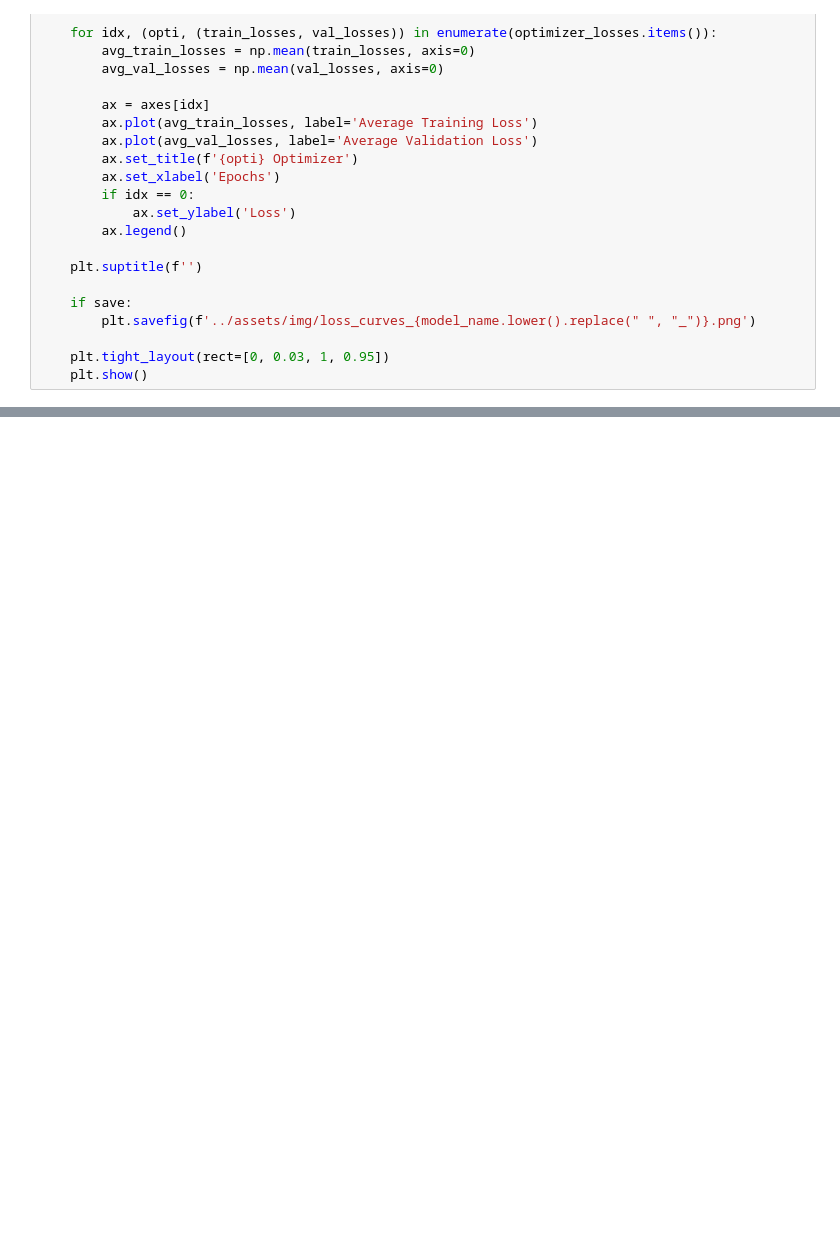
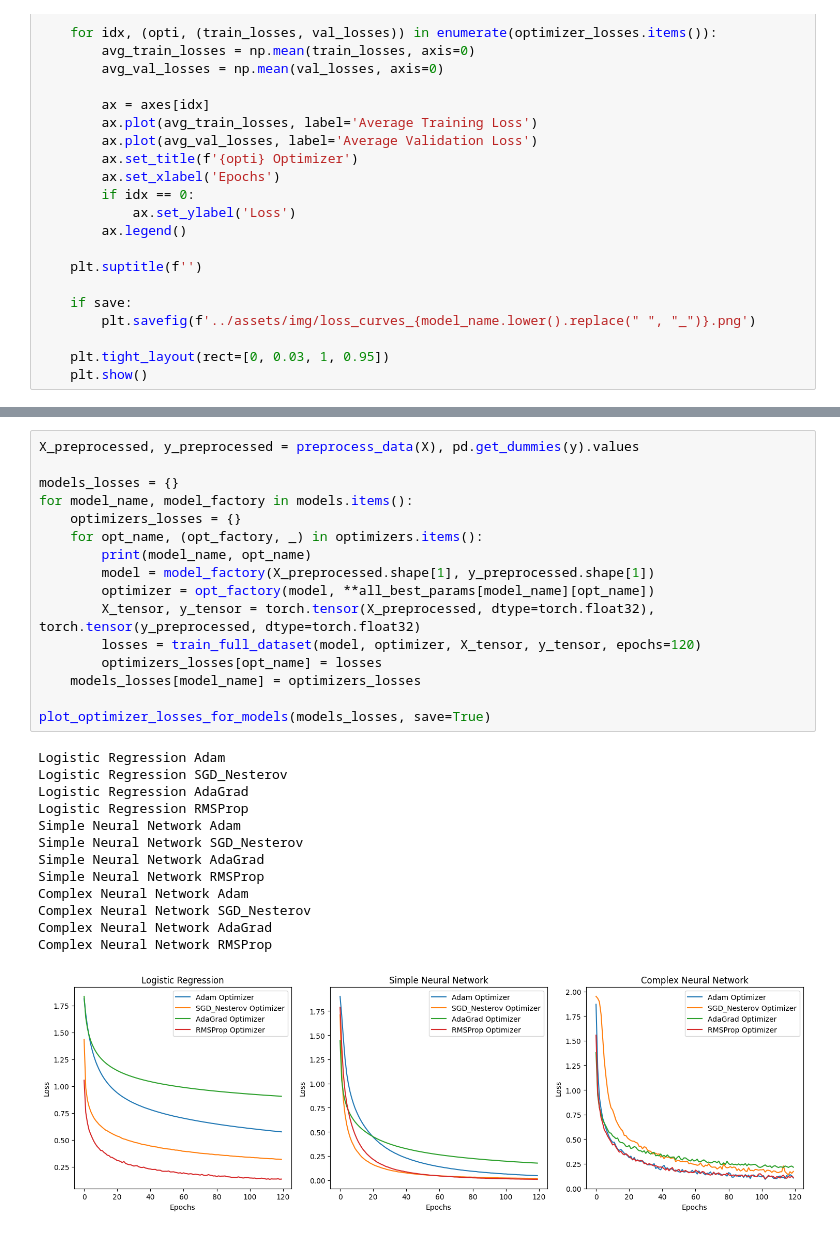
Before and after one commit to JulesBrable/AdvancedML, a Jupyter notebook: notebooks/descriptives.ipynb, the cells around one changed output, grey strips where cells are left out. Saved outputs shown, nothing was run; the diff lists cells and outputs as text; blank space fills up the shorter version.

```diff
--- a/notebooks/descriptives.ipynb
+++ b/notebooks/descriptives.ipynb
@@ -629,0 +703,30 @@ Average Cross-Validation Accuracy: 95.41%
+# %%
+X_preprocessed, y_preprocessed = preprocess_data(X), pd.get_dummies(y).values
+
+models_losses = {}
+for model_name, model_factory in models.items():
+    optimizers_losses = {}
+    for opt_name, (opt_factory, _) in optimizers.items():
+        print(model_name, opt_name)
+        model = model_factory(X_preprocessed.shape[1], y_preprocessed.shape[1])
+        optimizer = opt_factory(model, **all_best_params[model_name][opt_name])
+        X_tensor, y_tensor = torch.tensor(X_preprocessed, dtype=torch.float32), torch.tensor(y_preprocessed, dtype=torch.float32)
+        losses = train_full_dataset(model, optimizer, X_tensor, y_tensor, epochs=120)
+        optimizers_losses[opt_name] = losses
+    models_losses[model_name] = optimizers_losses
+
+plot_optimizer_losses_for_models(models_losses, save=True)
+# %% [output]
+Logistic Regression Adam
+Logistic Regression SGD_Nesterov
+Logistic Regression AdaGrad
+Logistic Regression RMSProp
+Simple Neural Network Adam
+Simple Neural Network SGD_Nesterov
+Simple Neural Network AdaGrad
+Simple Neural Network RMSProp
+Complex Neural Network Adam
+Complex Neural Network SGD_Nesterov
+Complex Neural Network AdaGrad
+Complex Neural Network RMSProp
+[figure, added]
```
Also changed, not shown: parts of 11 cells of this notebook.
